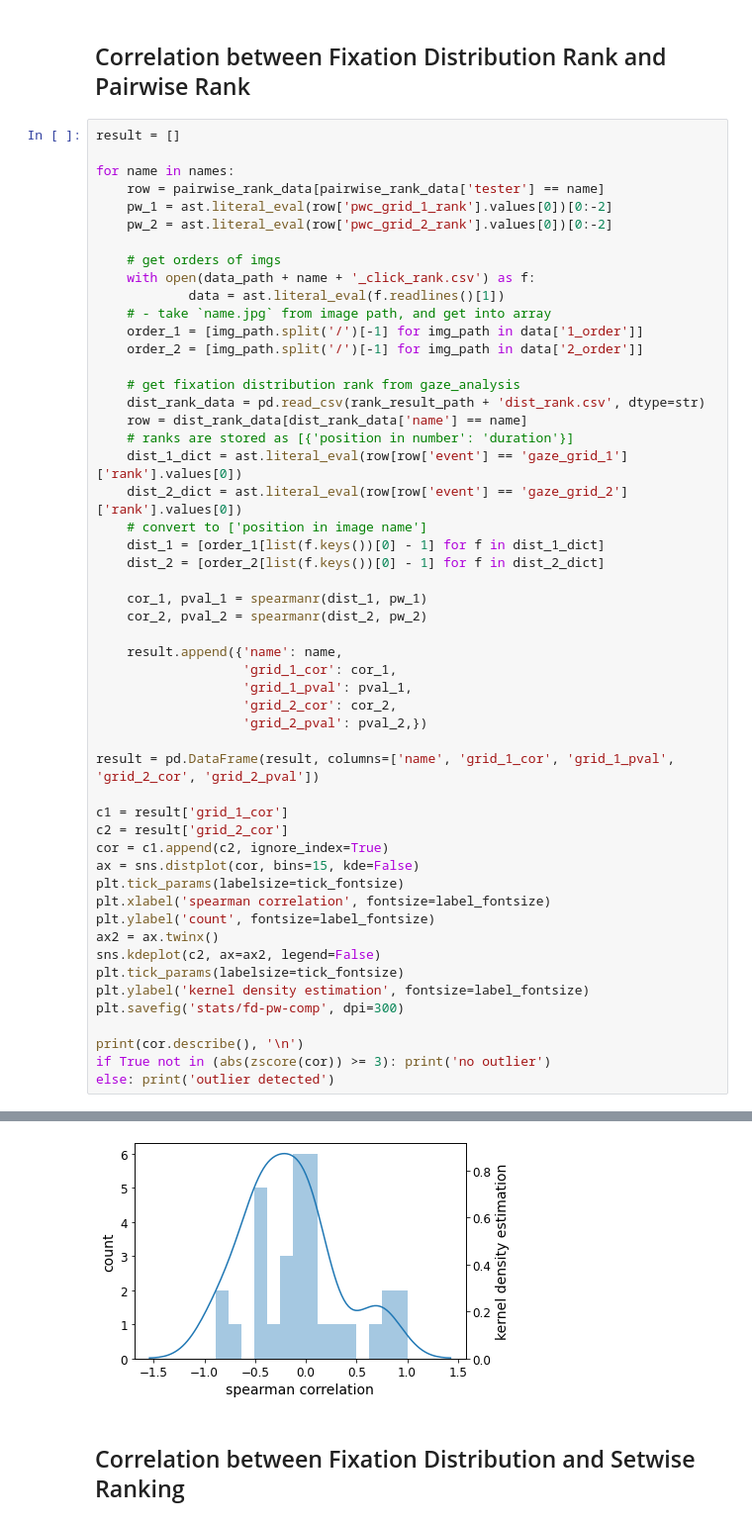
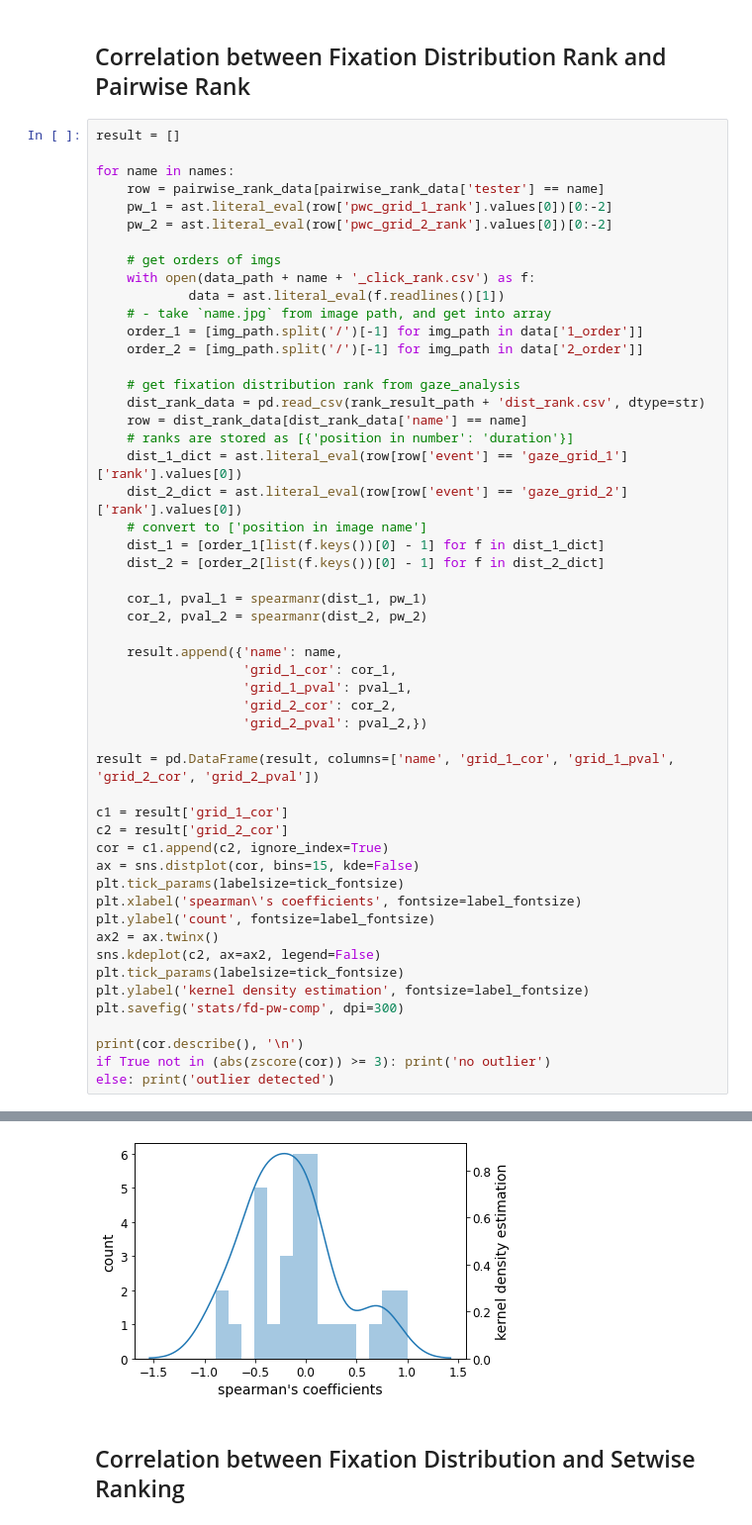
Before and after one commit to Joilence/Gaze-on-Grid, a Jupyter notebook: data-analysis/rank_analysis.ipynb, the cells around one changed output, grey strips where cells are left out. Shown: that part at 99% size. Drawn from its saved outputs; the diff is of its cells as text.

```diff
--- a/data-analysis/rank_analysis.ipynb
+++ b/data-analysis/rank_analysis.ipynb
@@ -186,35 +186,35 @@ for name in names:
 
 result = pd.DataFrame(result, columns=['name', 'grid_1_cor', 'grid_1_pval', 'grid_2_cor', 'grid_2_pval'])
 
 c1 = result['grid_1_cor']
 c2 = result['grid_2_cor']
 cor = c1.append(c2, ignore_index=True)
 ax = sns.distplot(cor, bins=15, kde=False)
 plt.tick_params(labelsize=tick_fontsize)
-plt.xlabel('spearman correlation', fontsize=label_fontsize)
+plt.xlabel('spearman\'s coefficients', fontsize=label_fontsize)
 plt.ylabel('count', fontsize=label_fontsize)
 ax2 = ax.twinx()
 sns.kdeplot(c2, ax=ax2, legend=False)
 plt.tick_params(labelsize=tick_fontsize)
 plt.ylabel('kernel density estimation', fontsize=label_fontsize)
 plt.savefig('stats/fd-pw-comp', dpi=300)
 
 print(cor.describe(), '\n')
 if True not in (abs(zscore(cor)) >= 3): print('no outlier')
 else: print('outlier detected')
 # %% [output]
 count    32.000000
 mean     -0.019643
 std       0.472799
 min      -0.885714
 25%      -0.385714
 50%      -0.028571
 75%       0.114286
 max       1.000000
 dtype: float64
 
 no outlier
-[figure, old version]
+[figure, new version]
 # %% [markdown]
 ## Correlation between Fixation Distribution and Setwise Ranking
 # %%
```
Also changed, not shown: parts of 3 cells of this notebook, 4 other files.
